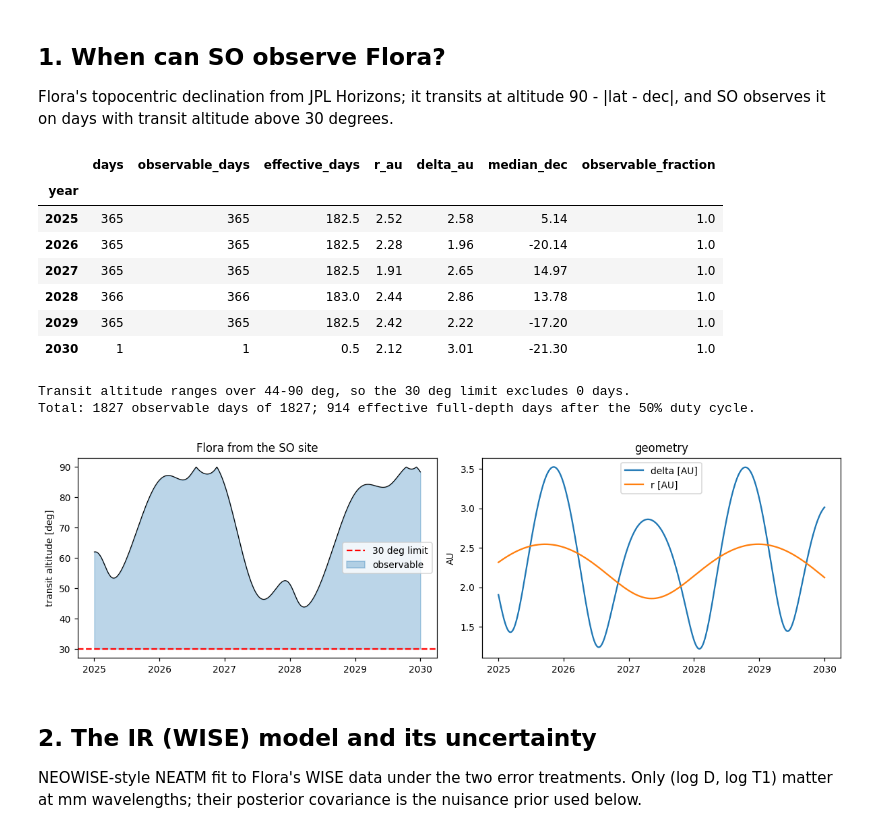
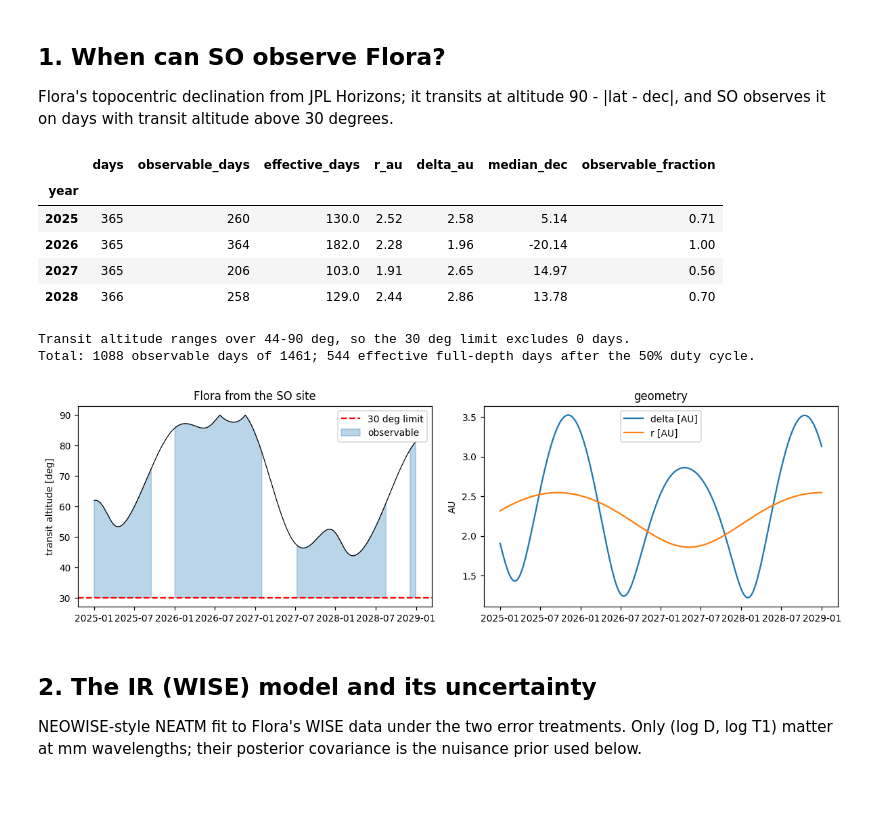
Before and after one commit to Sulla2012/atm_scattering, a Jupyter notebook: notebooks/so_flora_forecast.ipynb, the cells around one changed output. Saved outputs shown, nothing was run; the diff lists cells and outputs as text; code cells hidden in the pictures; blank space fills up the shorter version.

Commit message:
SO forecast: 4-year survey, 30 deg Sun keep-out as baseline, fix keep-out sensitivity

```diff
--- a/notebooks/so_flora_forecast.ipynb
+++ b/notebooks/so_flora_forecast.ipynb
@@ -55,10 +56,11 @@ plt.rcParams.update({"figure.dpi": 110, "font.size": 9})
 ## Parameters
 # %%
 OBJECT = {"name": "Flora", "horizons_id": "8", "wise_designation": "8"}
-SURVEY_START, SURVEY_STOP = "2025-01-01", "2030-01-01"   # 5 years of SO
+SURVEY_START, N_YEARS = "2025-01-01", 4                       # SO data taking: 4 years
+SURVEY_STOP = (pd.Timestamp(SURVEY_START) + pd.DateOffset(years=N_YEARS) - pd.Timedelta(days=1)).strftime("%Y-%m-%d")
 MIN_ALTITUDE_DEG = 30.0
 DUTY_CYCLE = 0.5
-MIN_ELONGATION_DEG = None                                 # solar-elongation (Sun avoidance) cut; None = not applied
+MIN_ELONGATION_DEG = 30.0                                 # SO Sun keep-out: Flora is not observed within 30 deg of the Sun
 EPS_IR = 0.9                                              # NEOWISE: fixed emissivity in every WISE band
 FLOORS = {"A: 0.15 mag floor": 0.15, "B: statistical errors only": 0.0}
 F_CURRENT = 0.65   # eps_mm / eps_IR suggested by the current ACT + ALMA Flora data (implied eps ~0.55-0.6 / 0.9)
@@ -84,43 +86,41 @@ SO site: lat -22.9586 deg, lon -67.7875 deg
 
 Flora's topocentric declination from JPL Horizons; it transits at altitude 90 - |lat - dec|, and SO observes it on days with transit altitude above 30 degrees.
 # %%
-eph = getEphemerides(OBJECT["horizons_id"], SURVEY_START, SURVEY_STOP, cache=CACHE / "flora_ephemerides_so.csv")
+eph = getEphemerides(OBJECT["horizons_id"], SURVEY_START, SURVEY_STOP, cache=CACHE / f"flora_ephemerides_so_{SURVEY_START}_{SURVEY_STOP}.csv")
 eph = observability(eph, MIN_ALTITUDE_DEG, DUTY_CYCLE, minElongation=MIN_ELONGATION_DEG)
 eph["time"] = pd.to_datetime(eph["date"].str.extract(r"(\d{4}-\w{3}-\d{2})")[0], format="%Y-%b-%d")
 eph["year"] = eph["time"].dt.year
 yearly = eph.groupby("year").agg(
     days=("observable", "size"),
     observable_days=("observable", "sum"),
     effective_days=("weight", "sum"),
     r_au=("r_au", "median"),
     delta_au=("delta_au", "median"),
     median_dec=("dec_deg", "median"),
 )
 yearly["observable_fraction"] = yearly["observable_days"] / yearly["days"]
 display(yearly.round(2))
 print(f"Transit altitude ranges over {eph['transit_alt_deg'].min():.0f}-{eph['transit_alt_deg'].max():.0f} deg, so the {MIN_ALTITUDE_DEG:.0f} deg limit excludes {int((eph['transit_alt_deg'] < MIN_ALTITUDE_DEG).sum())} days.")
 print(f"Total: {int(eph['observable'].sum())} observable days of {len(eph)}; {eph['weight'].sum():.0f} effective full-depth days after the {DUTY_CYCLE:.0%} duty cycle.")
 
 fig, ax = plt.subplots(1, 2, figsize=(11, 3.4))
 ax[0].plot(eph["time"], eph["transit_alt_deg"], "k-", lw=0.8)
 ax[0].axhline(MIN_ALTITUDE_DEG, c="r", ls="--", label="30 deg limit")
 ax[0].fill_between(eph["time"], MIN_ALTITUDE_DEG, eph["transit_alt_deg"], where=eph["observable"], color="C0", alpha=0.3, label="observable")
 ax[0].set(ylabel="transit altitude [deg]", title="Flora from the SO site"); ax[0].legend()
 ax[1].plot(eph["time"], eph["delta_au"], label="delta [AU]"); ax[1].plot(eph["time"], eph["r_au"], label="r [AU]")
 ax[1].set(ylabel="AU", title="geometry"); ax[1].legend()
 fig.tight_layout()
 # %% [output]
 |  | days | observable_days | effective_days | r_au | delta_au | median_dec | observable_fraction |
 | year |  |  |  |  |  |  |  |
-| 2025 | 365 | 365 | 182.5 | 2.52 | 2.58 | 5.14 | 1.0 |
-| 2026 | 365 | 365 | 182.5 | 2.28 | 1.96 | -20.14 | 1.0 |
-| 2027 | 365 | 365 | 182.5 | 1.91 | 2.65 | 14.97 | 1.0 |
-| 2028 | 366 | 366 | 183.0 | 2.44 | 2.86 | 13.78 | 1.0 |
-| 2029 | 365 | 365 | 182.5 | 2.42 | 2.22 | -17.20 | 1.0 |
-| 2030 | 1 | 1 | 0.5 | 2.12 | 3.01 | -21.30 | 1.0 |
+| 2025 | 365 | 260 | 130.0 | 2.52 | 2.58 | 5.14 | 0.71 |
+| 2026 | 365 | 364 | 182.0 | 2.28 | 1.96 | -20.14 | 1.00 |
+| 2027 | 365 | 206 | 103.0 | 1.91 | 2.65 | 14.97 | 0.56 |
+| 2028 | 366 | 258 | 129.0 | 2.44 | 2.86 | 13.78 | 0.70 |
 Transit altitude ranges over 44-90 deg, so the 30 deg limit excludes 0 days.
-Total: 1827 observable days of 1827; 914 effective full-depth days after the 50% duty cycle.
+Total: 1088 observable days of 1461; 544 effective full-depth days after the 50% duty cycle.
-[figure, old version]
+[figure, new version]
 # %% [markdown]
 ## 2. The IR (WISE) model and its uncertainty
 
```
Also changed, not shown: parts of 10 cells of this notebook, 1 other file.
